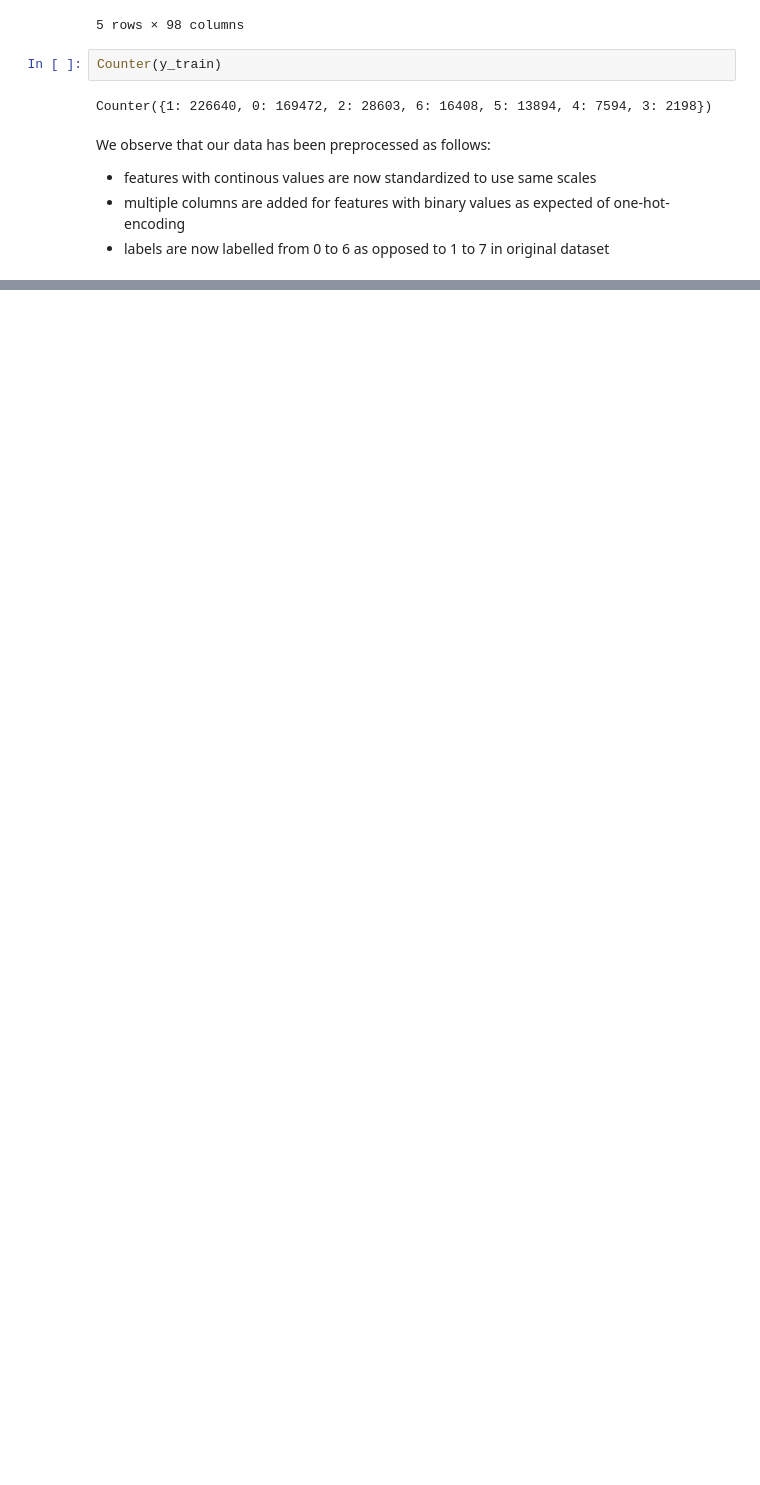
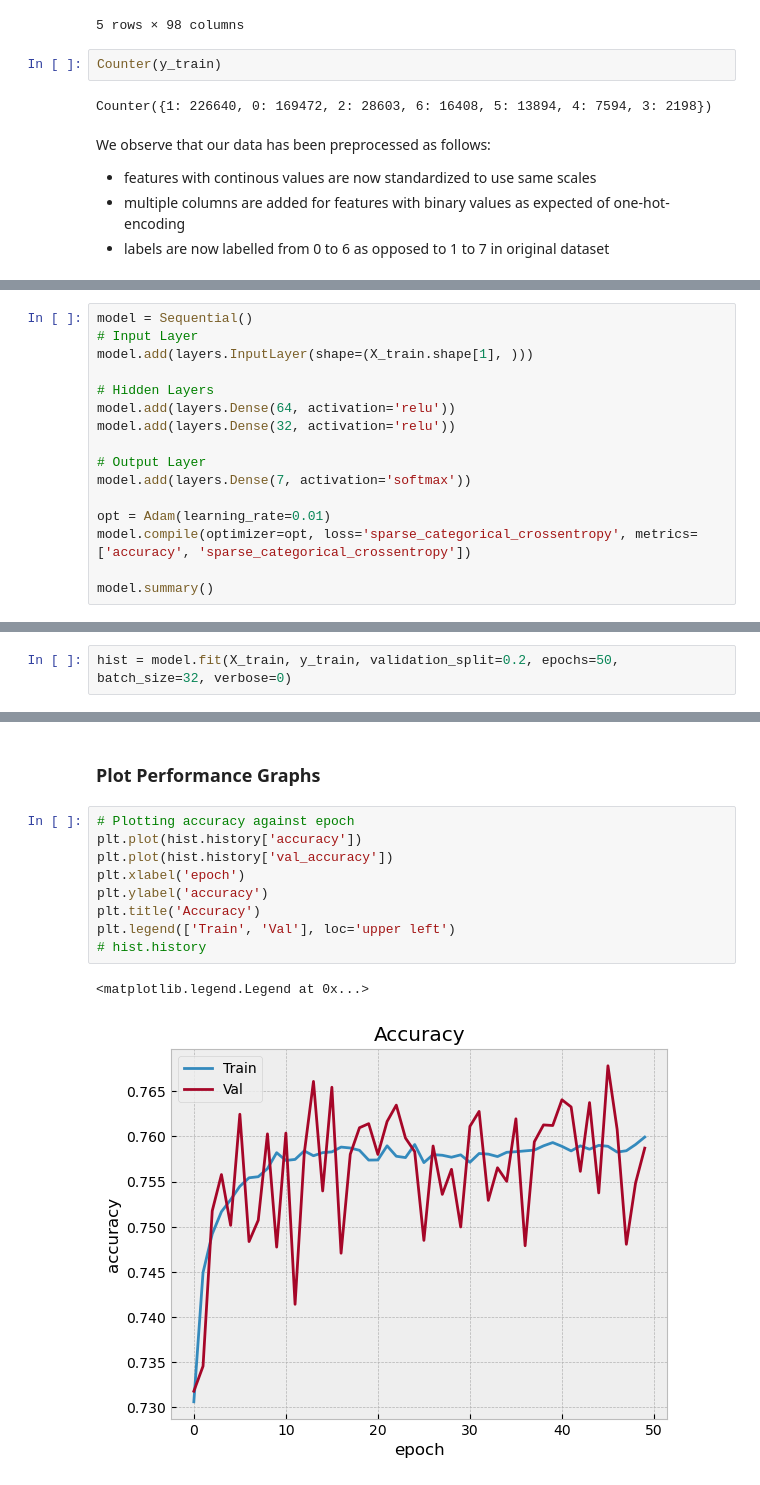
Before and after one commit to Kingsolomon445/ForestCoverClassifier, a Jupyter notebook: CoverType-classification.ipynb, the cells around one changed output, grey strips where cells are left out. Saved outputs shown, nothing was run; the diff lists cells and outputs as text; blank space fills up the shorter version.

Commit message:
fit and evaluate model

```diff
--- a/CoverType-classification.ipynb
+++ b/CoverType-classification.ipynb
@@ -150,0 +152,16 @@ We observe that our data has been preprocessed as follows:
+# %%
+model = Sequential()
+# Input Layer
+model.add(layers.InputLayer(shape=(X_train.shape[1], )))
+
+# Hidden Layers
+model.add(layers.Dense(64, activation='relu'))
+model.add(layers.Dense(32, activation='relu'))
+
+# Output Layer
+model.add(layers.Dense(7, activation='softmax'))
+
+opt = Adam(learning_rate=0.01)
+model.compile(optimizer=opt, loss='sparse_categorical_crossentropy', metrics=['accuracy', 'sparse_categorical_crossentropy'])
+
+model.summary()
@@ -150,0 +184,2 @@ We observe that our data has been preprocessed as follows:
+# %%
+hist = model.fit(X_train, y_train, validation_split=0.2, epochs=50, batch_size=32, verbose=0)
@@ -150,0 +194,14 @@ We observe that our data has been preprocessed as follows:
+# %% [markdown]
+### Plot Performance Graphs
+# %%
+# Plotting accuracy against epoch
+plt.plot(hist.history['accuracy'])
+plt.plot(hist.history['val_accuracy'])
+plt.xlabel('epoch')
+plt.ylabel('accuracy')
+plt.title('Accuracy')
+plt.legend(['Train', 'Val'], loc='upper left')
+# hist.history
+# %% [output]
+<matplotlib.legend.Legend at 0x...>
+[figure, added]
```
Also changed, not shown: parts of 6 cells of this notebook.
